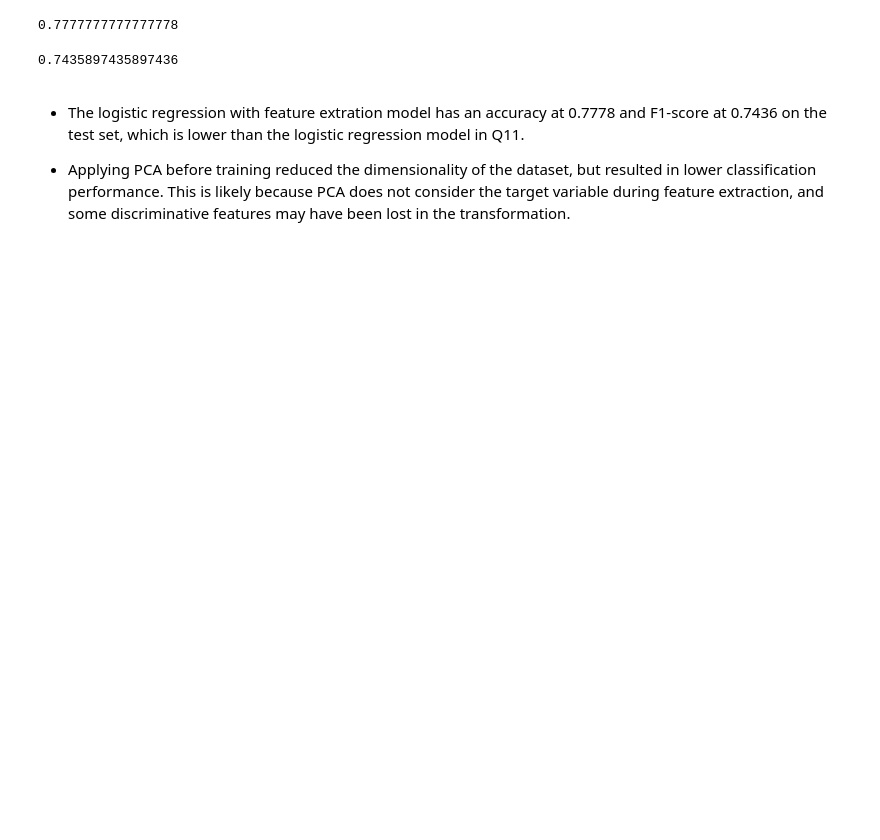
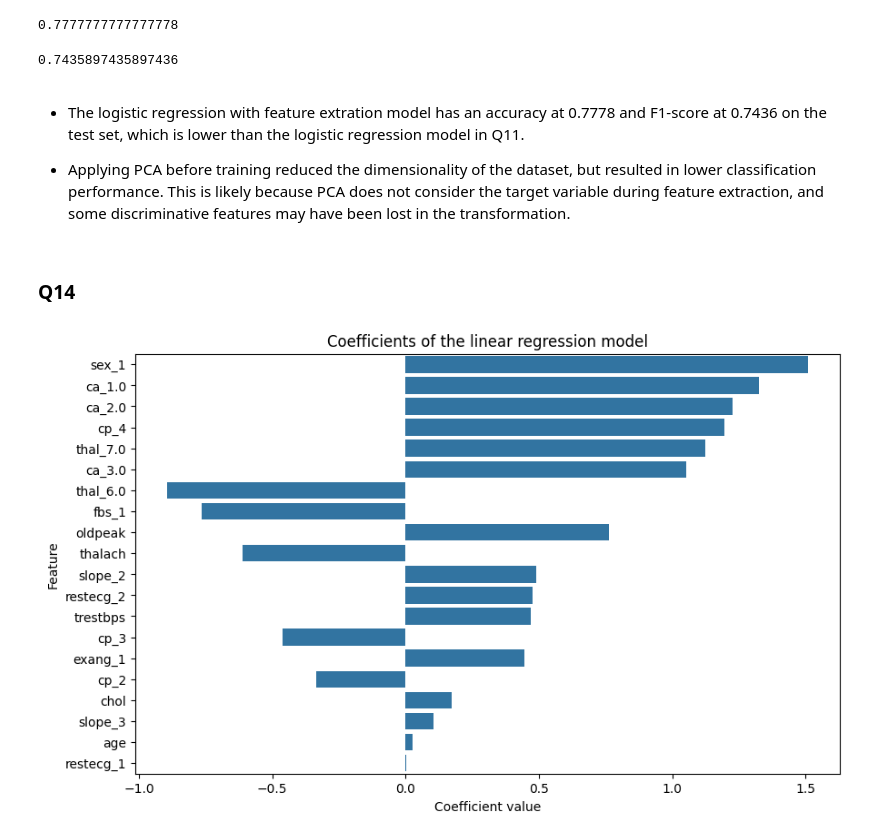
Before and after one commit to SimonLinxy/STATS3DA3_A6, a Jupyter notebook: Assignment6.ipynb, the cells around one changed output. Saved outputs shown, nothing was run; the diff lists cells and outputs as text; code cells hidden in the pictures; blank space fills up the shorter version.

```diff
--- a/Assignment6.ipynb
+++ b/Assignment6.ipynb
@@ -507,7 +513,7 @@ forest_params = {
     'max_depth': [10, 20, 30],
     'min_samples_split': [2, 5, 10],
     'min_samples_leaf': [2, 4],
-    'max_features': ['auto', 'sqrt', 'log2']
+    'max_features': ['sqrt', 'log2']
 }
 
 forest_grid = GridSearchCV(random_forest_model, forest_params, cv=5, scoring='accuracy', n_jobs=-1)
@@ -613,3 +589,6 @@ The cv score is the highest when the parameter is c =0.1 penalty= 'l2' and solve
+# %%
+logistic_model = best_logistic_model
+random_forest_model = best_forest_model
 # %%
 logistic_model.fit(X_train, y_train)
 random_forest_model.fit(X_train, y_train)
@@ -683,3 +677,23 @@ f1_logreg_fe
 - The logistic regression with feature extration model  has an accuracy at 0.7778 and F1-score at 0.7436 on the test set, which is lower than the logistic regression model in Q11.
 
 - Applying PCA before training reduced the dimensionality of the dataset, but resulted in lower classification performance. This is likely because PCA does not consider the target variable during feature extraction, and some discriminative features may have been lost in the transformation.
+# %% [markdown]
+### Q14
+# %%
+coeffcients = best_logistic_model.coef_[0]
+
+feature_names = X_train.columns
+
+coef_df = pd.DataFrame({'Feature': feature_names, 'Coefficient': coeffcients})
+
+coef_df['abs_coefficient'] = coef_df['Coefficient'].abs()
+coef_df = coef_df.sort_values(by='abs_coefficient', ascending=False)
+
+plt.figure(figsize=(10, 6))
+sns.barplot(x='Coefficient', y='Feature', data=coef_df)
+plt.title('Coefficients of the linear regression model')
+plt.xlabel('Coefficient value')
+plt.ylabel('Feature')
+plt.show()
+# %% [output]
+[figure, added]
```
Also changed, not shown: parts of 37 cells of this notebook.
